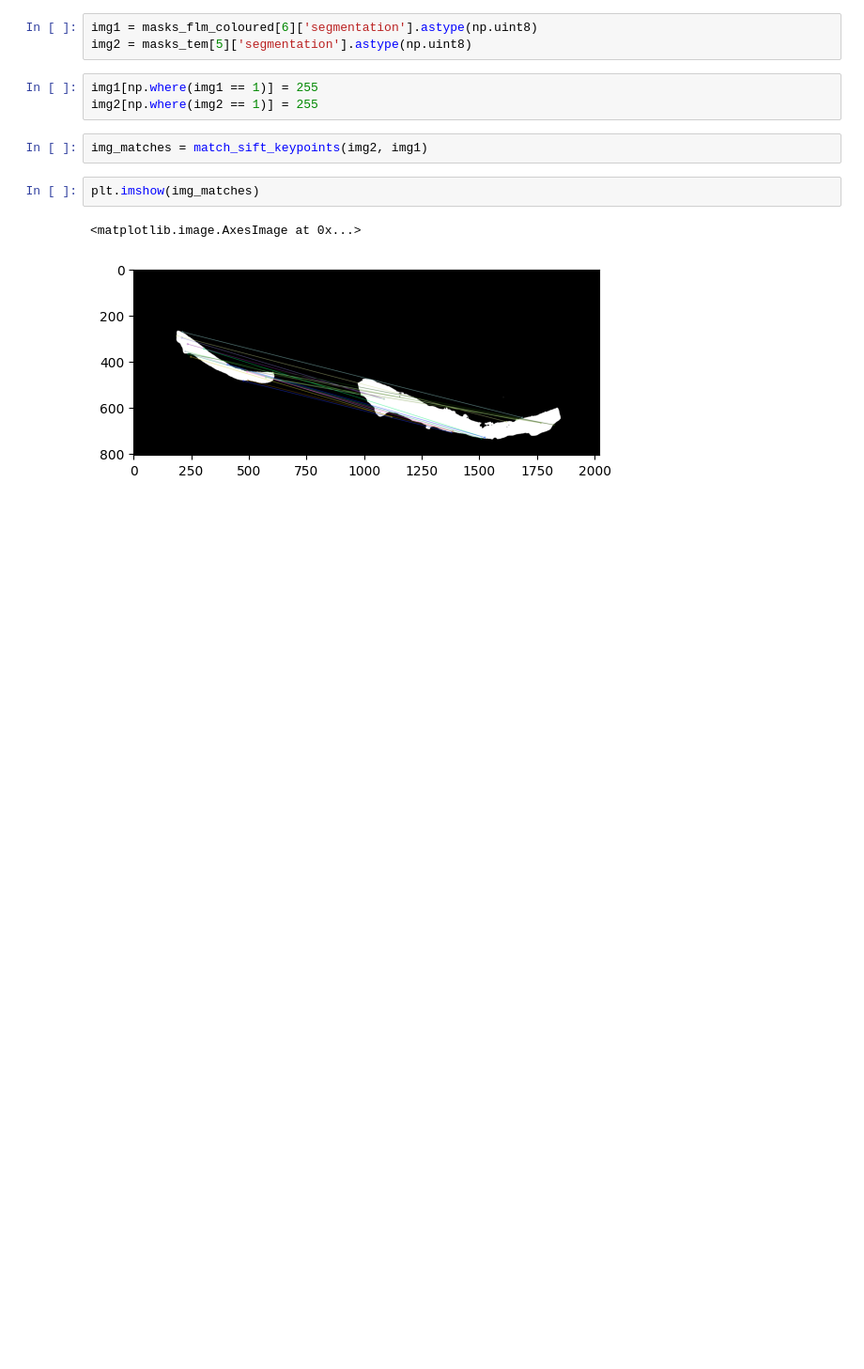
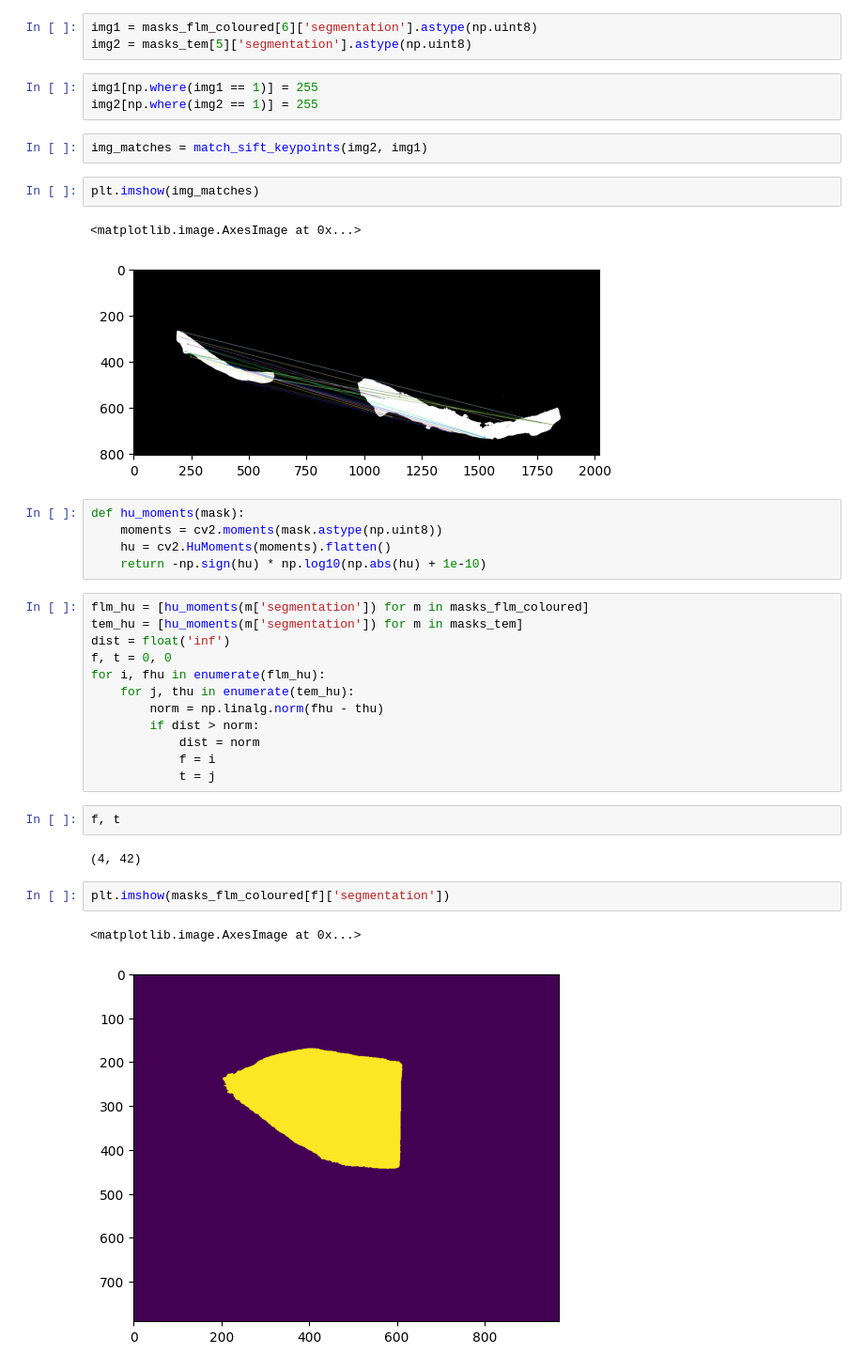
Before and after one commit to Sarztak/flm-tem-correlation, a Jupyter notebook: automatic_mask_generator_flm_tem.ipynb, the cells around one changed output. Shown at 94% size. Saved outputs shown, nothing was run; the diff lists cells and outputs as text; blank space fills up the shorter version.

```diff
--- a/automatic_mask_generator_flm_tem.ipynb
+++ b/automatic_mask_generator_flm_tem.ipynb
@@ -250,3 +250,29 @@ plt.imshow(img_matches)
 # %% [output]
 <matplotlib.image.AxesImage at 0x...>
 [figure]
+# %%
+def hu_moments(mask):
+    moments = cv2.moments(mask.astype(np.uint8))
+    hu = cv2.HuMoments(moments).flatten()
+    return -np.sign(hu) * np.log10(np.abs(hu) + 1e-10)
+# %%
+flm_hu = [hu_moments(m['segmentation']) for m in masks_flm_coloured]
+tem_hu = [hu_moments(m['segmentation']) for m in masks_tem]
+dist = float('inf')
+f, t = 0, 0
+for i, fhu in enumerate(flm_hu):
+    for j, thu in enumerate(tem_hu):
+        norm = np.linalg.norm(fhu - thu)
+        if dist > norm:
+            dist = norm
+            f = i
+            t = j
+# %%
+f, t
+# %% [output]
+(4, 42)
+# %%
+plt.imshow(masks_flm_coloured[f]['segmentation'])
+# %% [output]
+<matplotlib.image.AxesImage at 0x...>
+[figure, added]
```
Also changed, not shown: parts of 2 cells of this notebook.
